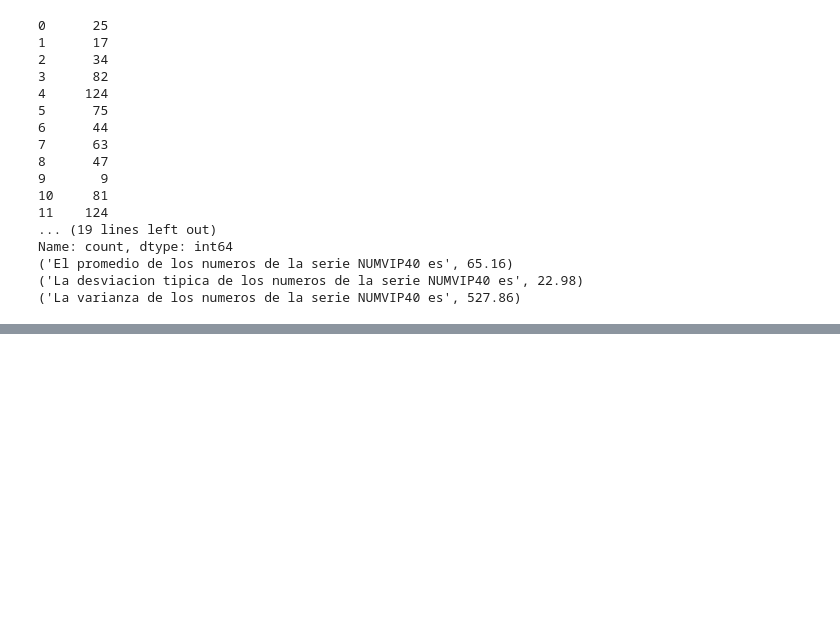
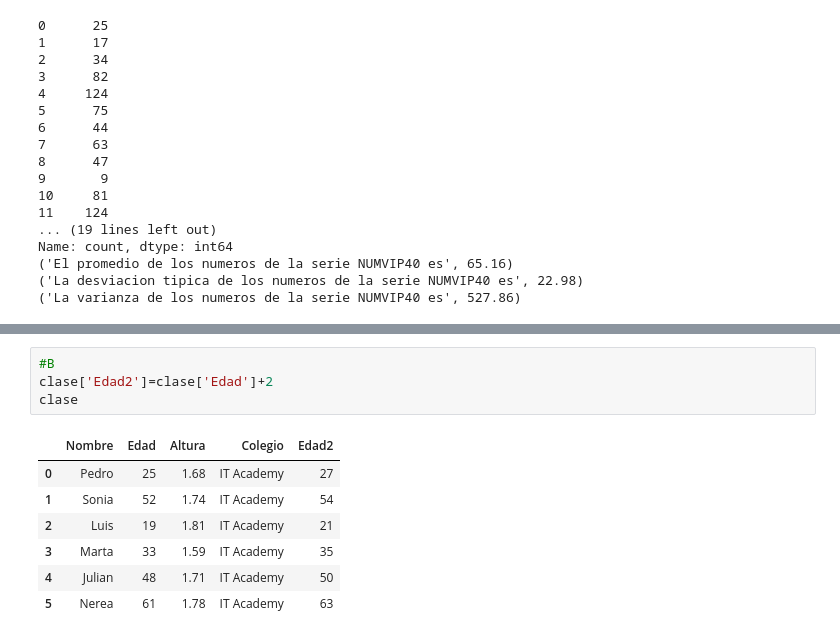
Before and after one commit to rvagelet/Python, a Jupyter notebook: 12_07_2024.ipynb, the cells around one changed output, grey strips where cells are left out. Drawn from its saved outputs; the diff is of its cells as text; blank space fills up the shorter version.

```diff
--- a/12_07_2024.ipynb
+++ b/12_07_2024.ipynb
@@ -297,0 +381,12 @@ Name: count, dtype: int64
+# %%
+#B
+clase['Edad2']=clase['Edad']+2
+clase
+# %% [output]
+|  | Nombre | Edad | Altura | Colegio | Edad2 |
+| 0 | Pedro | 25 | 1.68 | IT Academy | 27 |
+| 1 | Sonia | 52 | 1.74 | IT Academy | 54 |
+| 2 | Luis | 19 | 1.81 | IT Academy | 21 |
+| 3 | Marta | 33 | 1.59 | IT Academy | 35 |
+| 4 | Julian | 48 | 1.71 | IT Academy | 50 |
+| 5 | Nerea | 61 | 1.78 | IT Academy | 63 |
```
Also changed, not shown: parts of 14 cells of this notebook.
